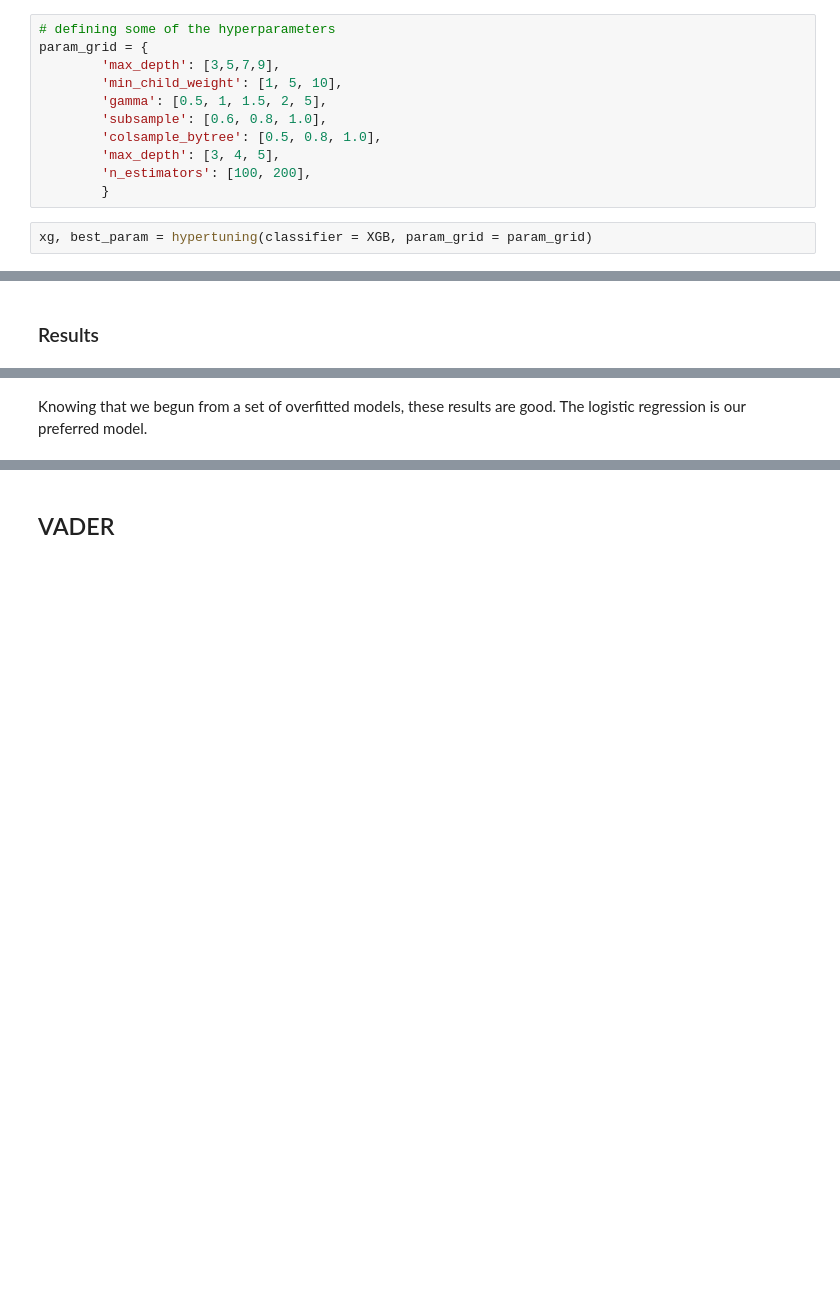
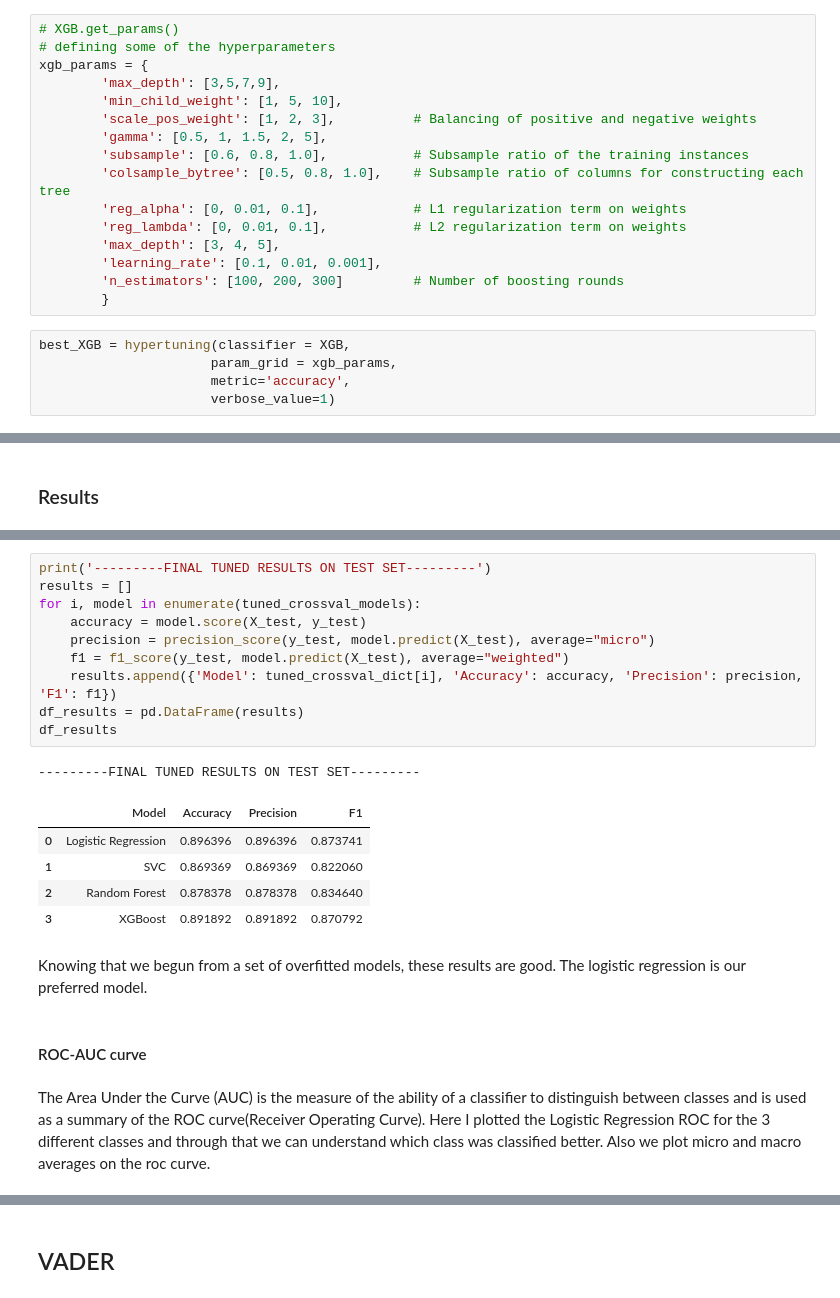
Before and after one commit to DavidAlexanderMoe/Sentiment-Analysis-and-Web-Scraping, a Jupyter notebook: Scripts/Analysis/4. Model Selection and Evaluation.ipynb, the cells around one changed output, grey strips where cells are left out. Cells and saved outputs as stored; diff of their text form; blank space fills up the shorter version.

```diff
--- a/Scripts/Analysis/4. Model Selection and Evaluation.ipynb
+++ b/Scripts/Analysis/4. Model Selection and Evaluation.ipynb
@@ -251,14 +312,22 @@ On the main diagonal we can see the correctly classified reviews. As expected fr
 # %%
+# XGB.get_params()
 # defining some of the hyperparameters
-param_grid = {
+xgb_params = {
         'max_depth': [3,5,7,9],
         'min_child_weight': [1, 5, 10],
+        'scale_pos_weight': [1, 2, 3],          # Balancing of positive and negative weights
         'gamma': [0.5, 1, 1.5, 2, 5],
-        'subsample': [0.6, 0.8, 1.0],
-        'colsample_bytree': [0.5, 0.8, 1.0],
+        'subsample': [0.6, 0.8, 1.0],           # Subsample ratio of the training instances
+        'colsample_bytree': [0.5, 0.8, 1.0],    # Subsample ratio of columns for constructing each tree
+        'reg_alpha': [0, 0.01, 0.1],            # L1 regularization term on weights
+        'reg_lambda': [0, 0.01, 0.1],           # L2 regularization term on weights
         'max_depth': [3, 4, 5],
-        'n_estimators': [100, 200],
+        'learning_rate': [0.1, 0.01, 0.001],
+        'n_estimators': [100, 200, 300]         # Number of boosting rounds
         }
 # %%
-xg, best_param = hypertuning(classifier = XGB, param_grid = param_grid)
+best_XGB = hypertuning(classifier = XGB,
+                      param_grid = xgb_params,
+                      metric='accuracy',
+                      verbose_value=1)
 # %% [output]
@@ -298,3 +380,24 @@ df_results
 | 3 | XGBoost | 0.891892 | 0.891892 | 0.865775 |
+# %%
+print('---------FINAL TUNED RESULTS ON TEST SET---------')
+results = []
+for i, model in enumerate(tuned_crossval_models):
+    accuracy = model.score(X_test, y_test)
+    precision = precision_score(y_test, model.predict(X_test), average="micro")
+    f1 = f1_score(y_test, model.predict(X_test), average="weighted")
+    results.append({'Model': tuned_crossval_dict[i], 'Accuracy': accuracy, 'Precision': precision, 'F1': f1})
+df_results = pd.DataFrame(results)
+df_results
+# %% [output]
+---------FINAL TUNED RESULTS ON TEST SET---------
+|  | Model | Accuracy | Precision | F1 |
+| 0 | Logistic Regression | 0.896396 | 0.896396 | 0.873741 |
+| 1 | SVC | 0.869369 | 0.869369 | 0.822060 |
+| 2 | Random Forest | 0.878378 | 0.878378 | 0.834640 |
+| 3 | XGBoost | 0.891892 | 0.891892 | 0.870792 |
 # %% [markdown]
 Knowing that we begun from a set of overfitted models, these results are good. The logistic regression is our preferred model.
+# %% [markdown]
+#### ROC-AUC curve
+# %% [markdown]
+The Area Under the Curve (AUC) is the measure of the ability of a classifier to distinguish between classes and is used as a summary of the ROC curve(Receiver Operating Curve). Here I plotted the Logistic Regression ROC for the 3 different classes and through that we can understand which class was classified better. Also we plot micro and macro averages on the roc curve.
```
Also changed, not shown: parts of 36 cells of this notebook.
